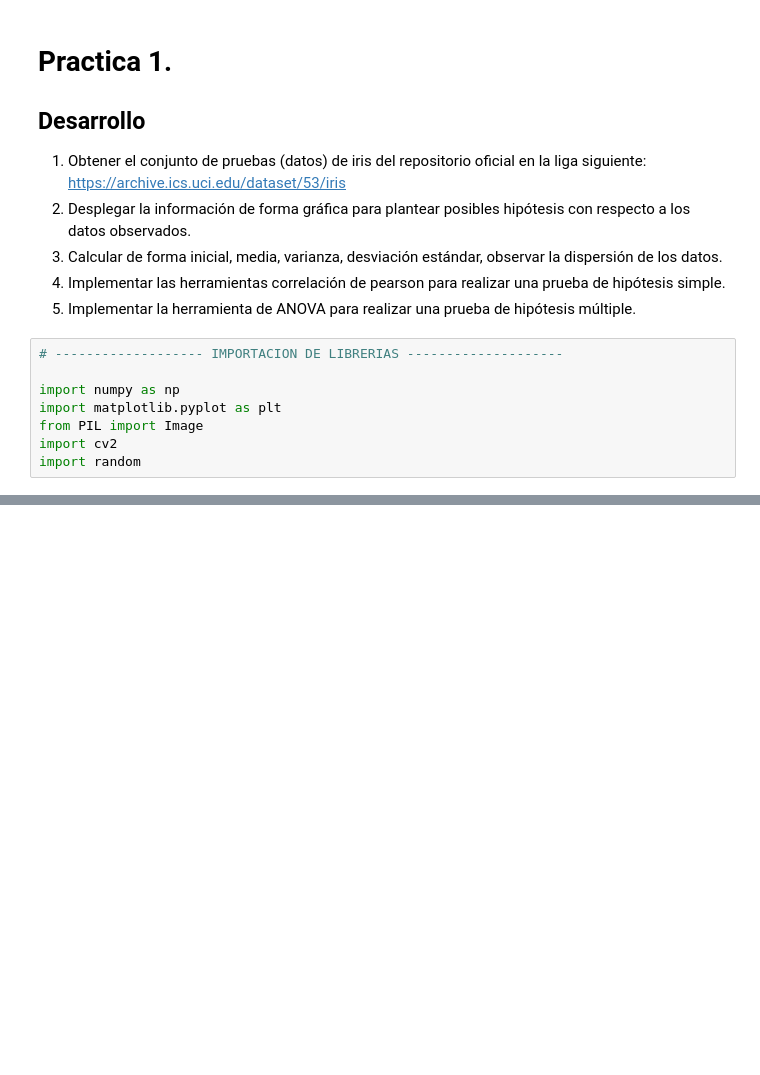
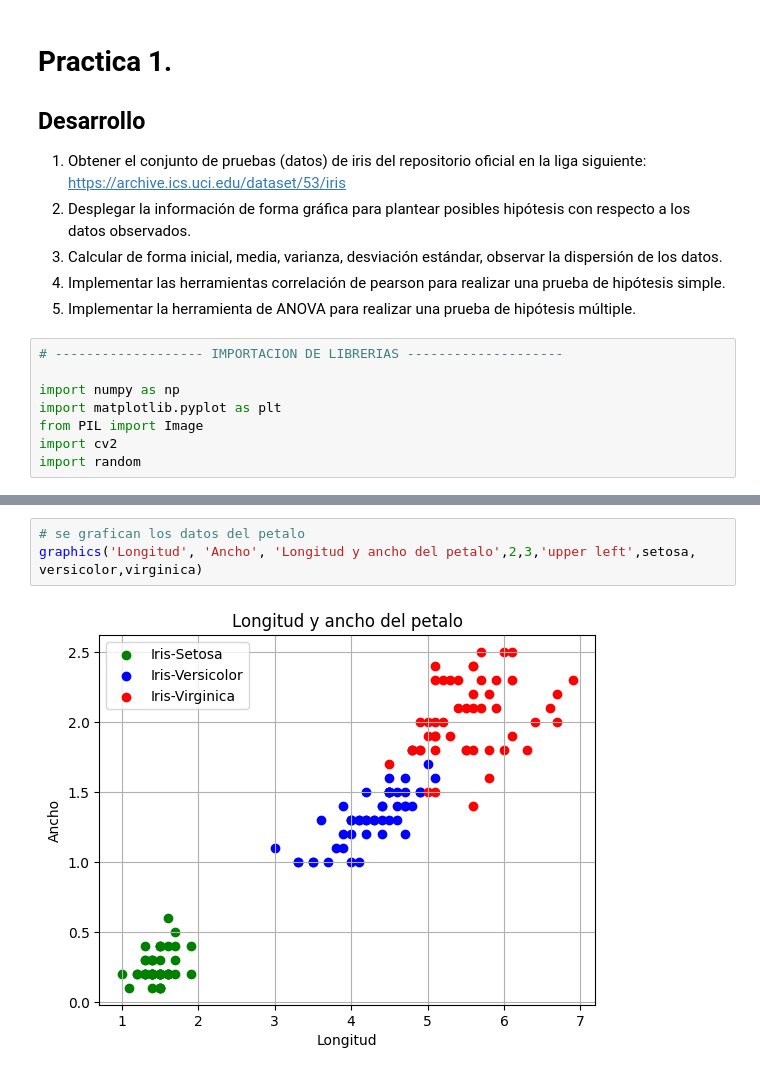
Before and after one commit to ValeriaJahzeel/MachineLearnig, a Jupyter notebook: Practica1/LAB_AM_1_ValeriaJahzeelCastañonHernandez.ipynb, the cells around one changed output, grey strips where cells are left out. Saved outputs shown, nothing was run; the diff lists cells and outputs as text; blank space fills up the shorter version.

```diff
--- a/Practica1/LAB_AM_1_ValeriaJahzeelCastañonHernandez.ipynb
+++ b/Practica1/LAB_AM_1_ValeriaJahzeelCastañonHernandez.ipynb
@@ -83,0 +122,5 @@ Longitud de sépalo de la primera flor: ['Iris-setosa', 'Iris-setosa', 'Iris-set
+# %%
+# se grafican los datos del petalo
+graphics('Longitud', 'Ancho', 'Longitud y ancho del petalo',2,3,'upper left',setosa, versicolor,virginica)
+# %% [output]
+[figure, added]
```
Also changed, not shown: parts of 6 cells of this notebook.
